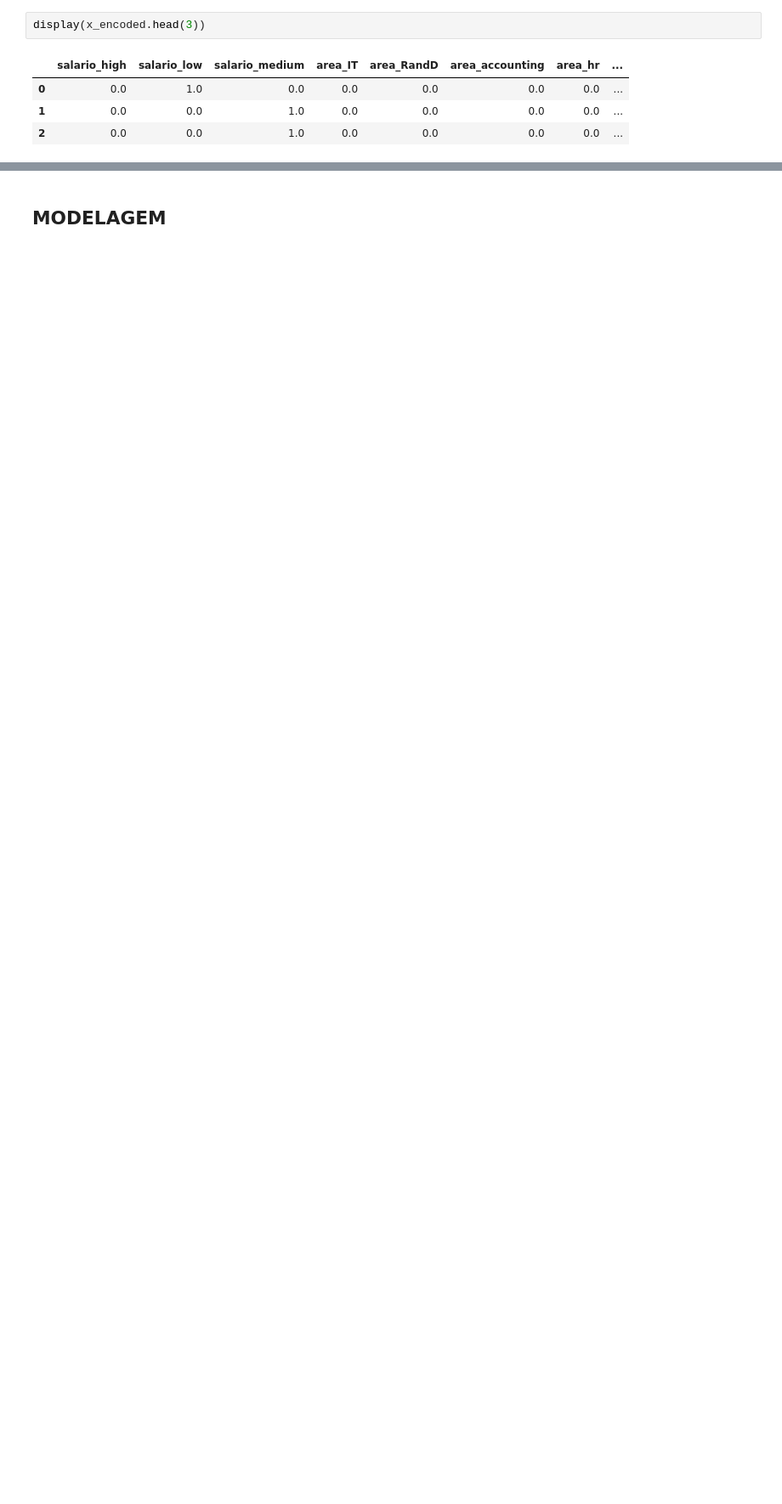
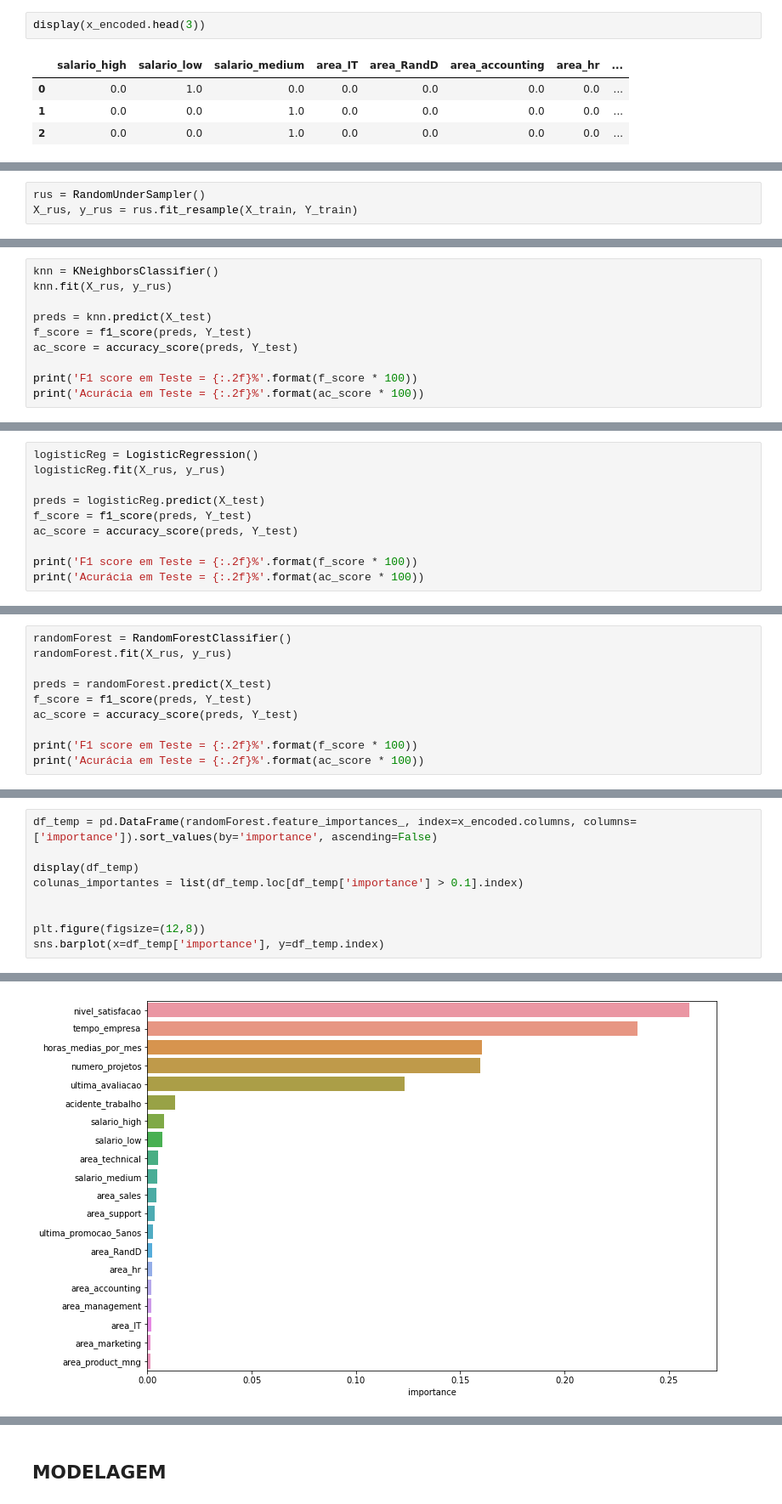
Before and after one commit to Krupique/challenges-kaggle, a Jupyter notebook: challenges/14_PeopleAnalytics/PeopleAnalytics.ipynb, the cells around one changed output, grey strips where cells are left out. Shown at 85% size. Cells and saved outputs as stored; diff of their text form; blank space fills up the shorter version.

```diff
--- a/challenges/14_PeopleAnalytics/PeopleAnalytics.ipynb
+++ b/challenges/14_PeopleAnalytics/PeopleAnalytics.ipynb
@@ -691,0 +1076,3 @@ x_encoded = x_encoded.values
+# %%
+rus = RandomUnderSampler()
+X_rus, y_rus = rus.fit_resample(X_train, Y_train)
@@ -691,0 +1083,10 @@ x_encoded = x_encoded.values
+# %%
+knn = KNeighborsClassifier()
+knn.fit(X_rus, y_rus)
+
+preds = knn.predict(X_test)
+f_score = f1_score(preds, Y_test)
+ac_score = accuracy_score(preds, Y_test)
+
+print('F1 score em Teste = {:.2f}%'.format(f_score * 100))
+print('Acurácia em Teste = {:.2f}%'.format(ac_score * 100))
@@ -691,0 +1100,10 @@ x_encoded = x_encoded.values
+# %%
+logisticReg = LogisticRegression()
+logisticReg.fit(X_rus, y_rus)
+
+preds = logisticReg.predict(X_test)
+f_score = f1_score(preds, Y_test)
+ac_score = accuracy_score(preds, Y_test)
+
+print('F1 score em Teste = {:.2f}%'.format(f_score * 100))
+print('Acurácia em Teste = {:.2f}%'.format(ac_score * 100))
@@ -691,0 +1117,10 @@ x_encoded = x_encoded.values
+# %%
+randomForest = RandomForestClassifier()
+randomForest.fit(X_rus, y_rus)
+
+preds = randomForest.predict(X_test)
+f_score = f1_score(preds, Y_test)
+ac_score = accuracy_score(preds, Y_test)
+
+print('F1 score em Teste = {:.2f}%'.format(f_score * 100))
+print('Acurácia em Teste = {:.2f}%'.format(ac_score * 100))
@@ -691,0 +1134,10 @@ x_encoded = x_encoded.values
+# %%
+df_temp = pd.DataFrame(randomForest.feature_importances_, index=x_encoded.columns, columns=['importance']).sort_values(by='importance', ascending=False)
+
+display(df_temp)
+colunas_importantes = list(df_temp.loc[df_temp['importance'] > 0.1].index)
+
+
+plt.figure(figsize=(12,8))
+sns.barplot(x=df_temp['importance'], y=df_temp.index)
+# %% [output]
@@ -691,0 +1162 @@ x_encoded = x_encoded.values
+[figure, added]
```
Also changed, not shown: parts of 148 cells of this notebook, 1 other file.
